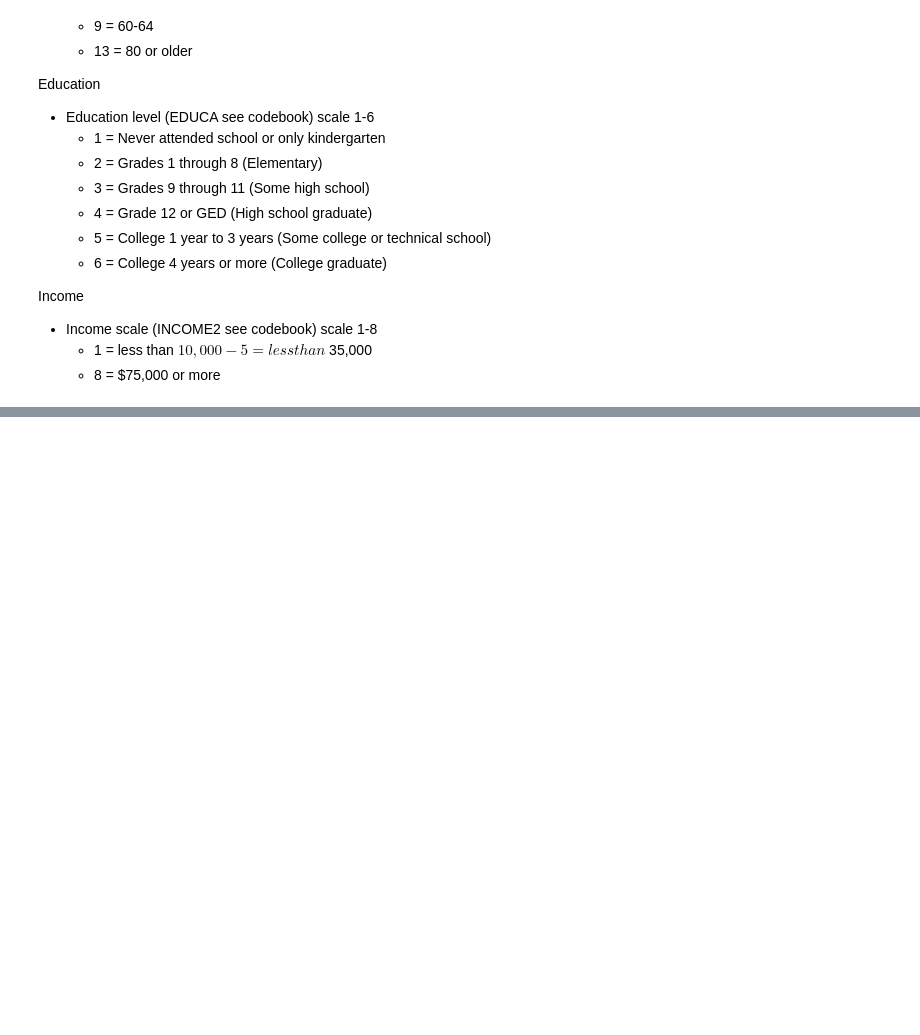
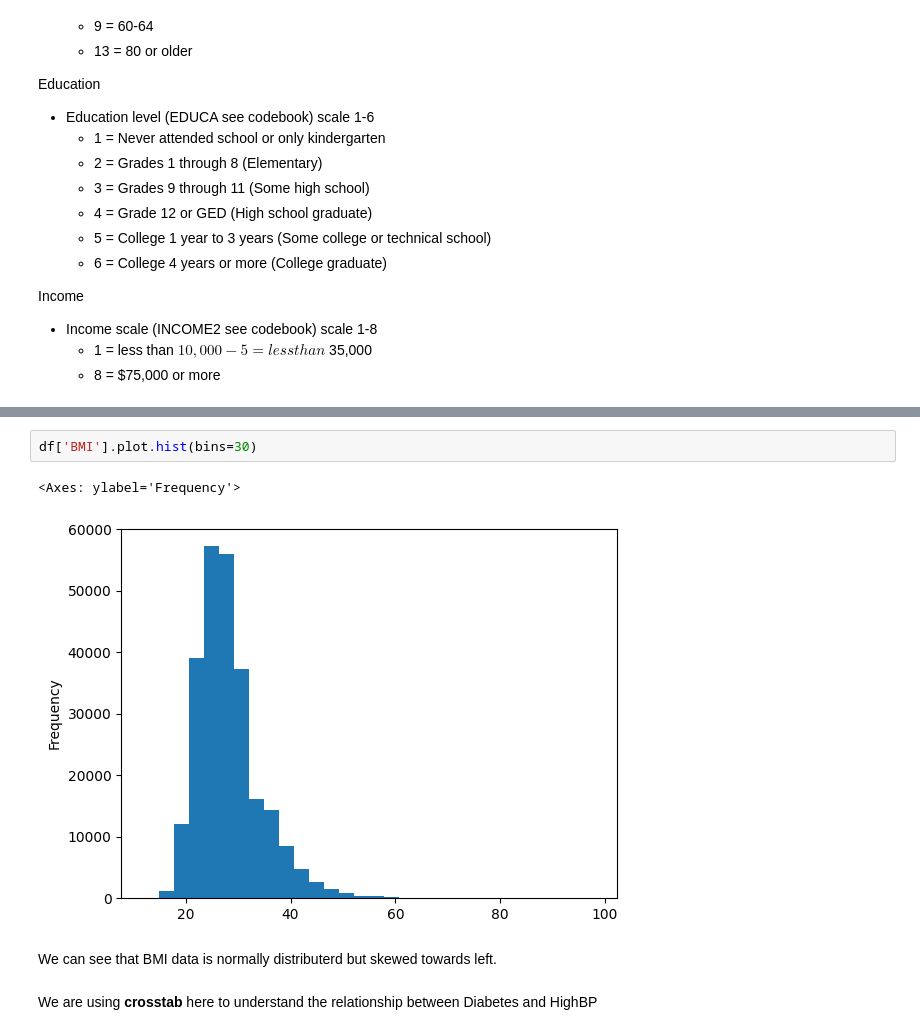
Before and after one commit to albertodavincishekhawat/BasicMachineLearning, a Jupyter notebook: ML.ipynb, the cells around one changed output, grey strips where cells are left out. Drawn from its saved outputs; the diff is of its cells as text; blank space fills up the shorter version.

```diff
--- a/ML.ipynb
+++ b/ML.ipynb
@@ -255,0 +322,9 @@ Income
+# %%
+df['BMI'].plot.hist(bins=30)
+# %% [output]
+<Axes: ylabel='Frequency'>
+[figure, added]
+# %% [markdown]
+We can see that BMI data is normally distributerd but skewed towards left.
+# %% [markdown]
+We are using **crosstab** here to understand the relationship between Diabetes and HighBP
```
Also changed, not shown: parts of 22 cells of this notebook.
